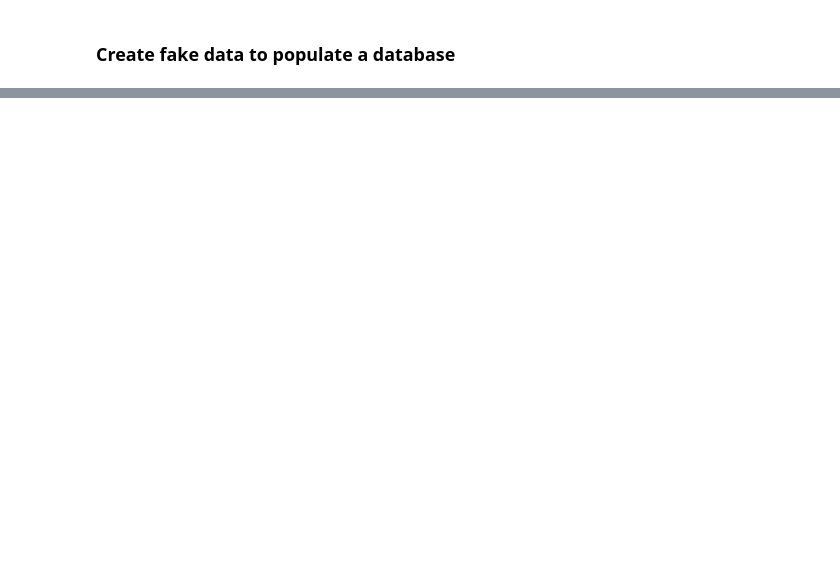
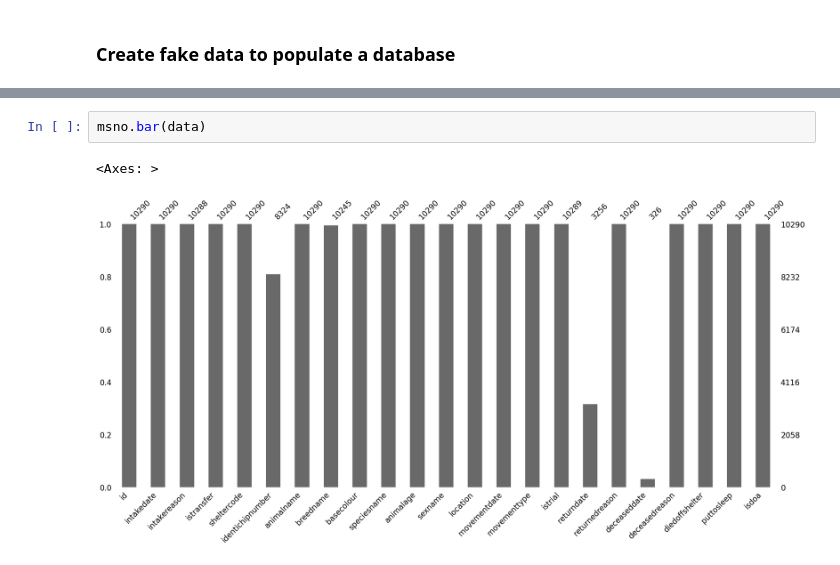
Before and after one commit to alketcecaj12/PythonNewLibsUpdate, a Jupyter notebook: NewLibsInPython.ipynb, the cells around one changed output, grey strips where cells are left out. Drawn from its saved outputs; the diff is of its cells as text; blank space fills up the shorter version.

```diff
--- a/NewLibsInPython.ipynb
+++ b/NewLibsInPython.ipynb
@@ -30,0 +57,5 @@ Brian Strickland
+# %%
+msno.bar(data)
+# %% [output]
+<Axes: >
+[figure, added]
```
Also changed, not shown: parts of 8 cells of this notebook, 4 other files.
